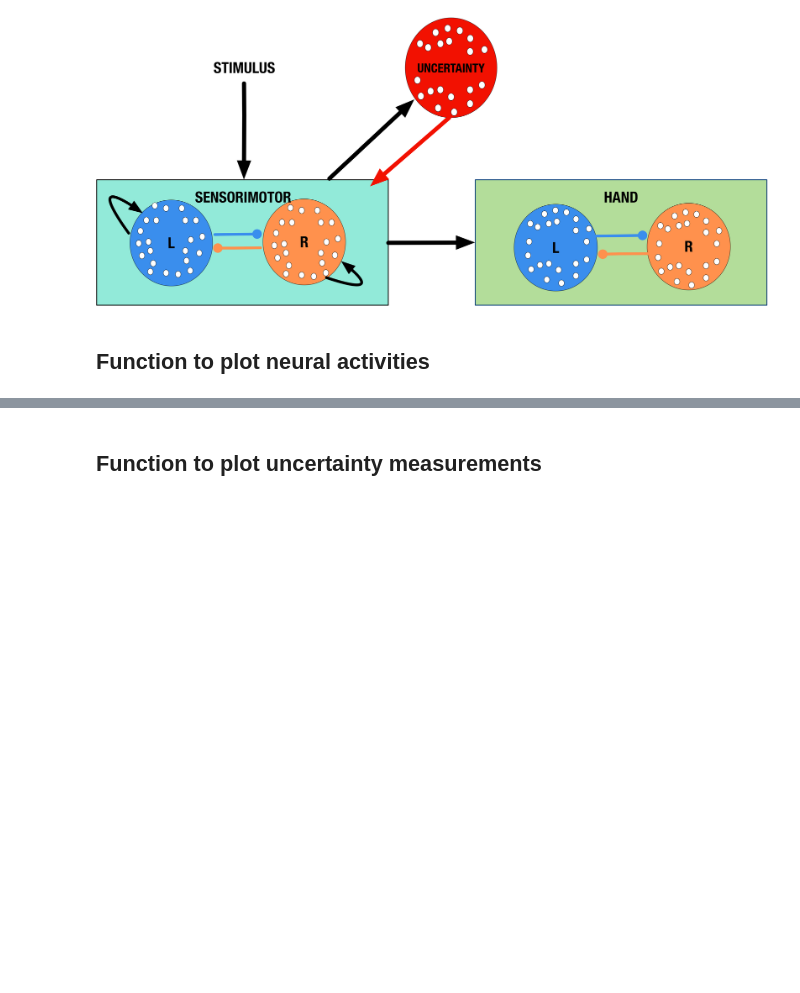
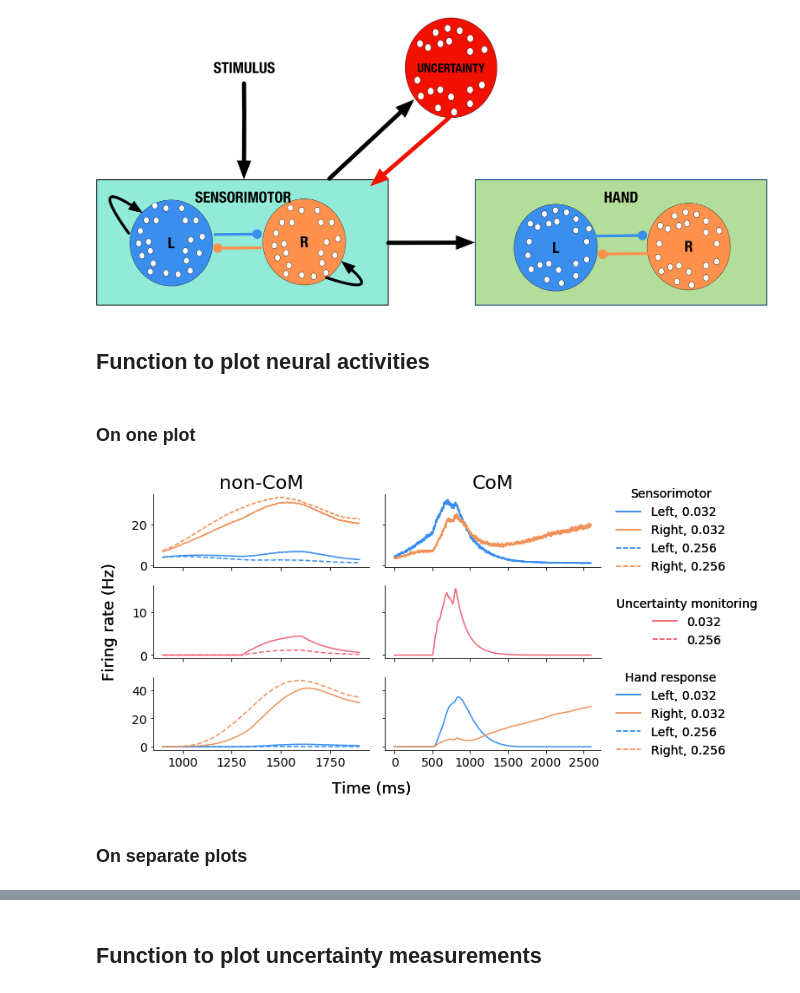
Before and after one commit to nidstigator/com_fixed_duration, a Jupyter notebook: analysis/modelling_results.ipynb, the cells around one changed output, grey strips where cells are left out. Saved outputs shown, nothing was run; the diff lists cells and outputs as text; code cells hidden in the pictures; blank space fills up the shorter version.

```diff
--- a/analysis/modelling_results.ipynb
+++ b/analysis/modelling_results.ipynb
@@ -107,3 +111,39 @@ def plot_mean_timecourse(activity_traces, activity_type, start, stop,
+# %% [markdown]
+### On one plot
+# %%
+fig, axes = plt.subplots(3, 2, sharex='col', sharey='row', figsize=(8,5))
+axes_left = axes.T[0]
+axes_right = axes.T[1]
+plot_mean_timecourse(axes_left, model_non_com_activity_traces, 'non-CoM', start=900,
+                     stop=1900, step=1, step_multiplier=100, ticks=np.arange(0, 1000, 100))
+
+plot_mean_timecourse(axes_right, model_com_activity_traces, 'CoM', start=800,
+                     stop=3400, step=1, step_multiplier=500, ticks=np.arange(0, 2600, 500))
+
+lines_row_1 = axes_left[0].get_lines()
+legend_1 = axes_right[0].legend(lines_row_1, [line.get_label() for line in lines_row_1],
+                                title='Sensorimotor', loc='center left', bbox_to_anchor= (1.05, 0.5), ncol=1,
+                                borderaxespad=0, frameon=False, fontsize=14, title_fontsize=14)
+
+lines_row_2 = axes_left[1].get_lines()
+legend_2 = axes_right[1].legend(lines_row_2, [line.get_label() for line in lines_row_2],
+                                title='Uncertainty monitoring', loc='center left', bbox_to_anchor= (1.05, 0.5), ncol=1,
+                                borderaxespad=0, frameon=False, fontsize=14, title_fontsize=14)
+
+lines_row_3 = axes_left[2].get_lines()
+legend_3 = axes_right[2].legend(lines_row_3, [line.get_label() for line in lines_row_3],
+                                title='Hand response', loc='center left', bbox_to_anchor= (1.05, 0.5), ncol=1,
+                                borderaxespad=0, frameon=False, fontsize=14, title_fontsize=14)
+
+fig.add_artist(legend_1)
+fig.add_artist(legend_2)
+fig.add_artist(legend_3)
+
+plt.savefig(os.path.join(save_path, 'model_activity.png'), bbox_inches='tight')
+# %% [output]
+[figure, added]
+# %% [markdown]
+### On separate plots
 # %%
 start = 900
 stop = 1900
```
Also changed, not shown: parts of 6 cells of this notebook, 6 other files.
